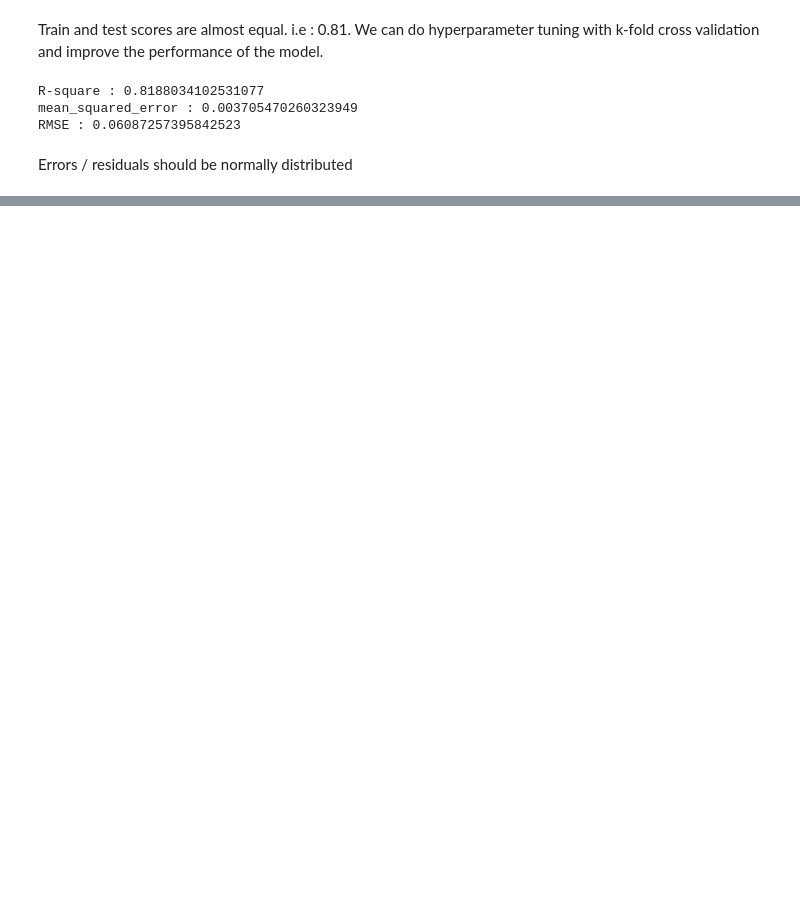
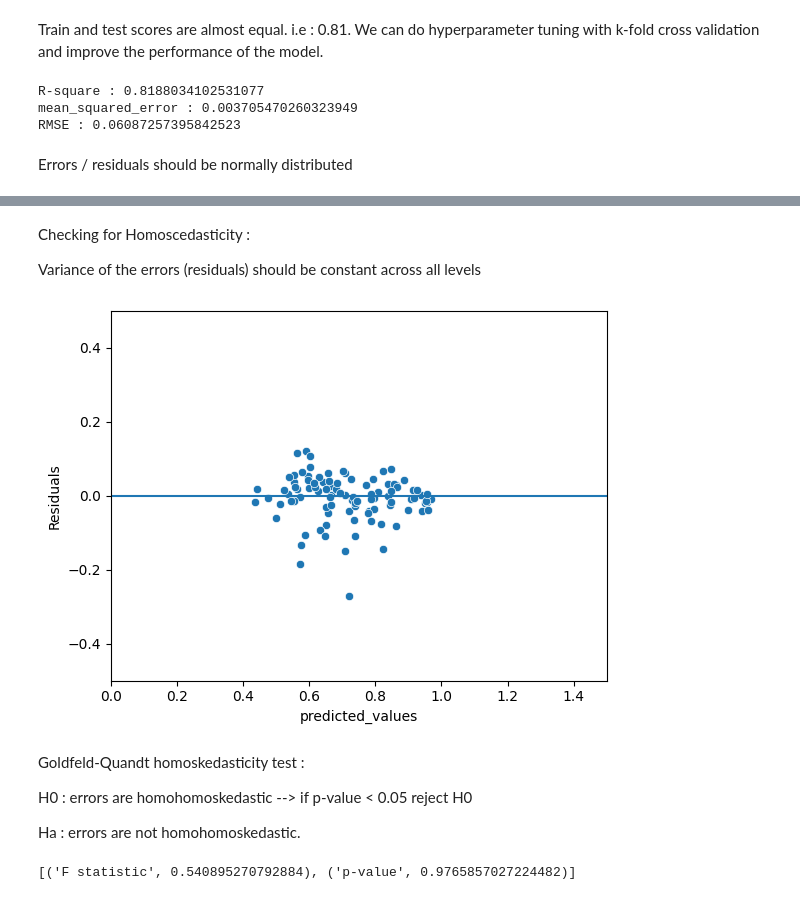
Before and after one commit to mahikshith/Jamboree-Education-classification, a Jupyter notebook: Jamboree.ipynb, the cells around one changed output, grey strips where cells are left out. Drawn from its saved outputs; the diff is of its cells as text; code cells hidden in the pictures; blank space fills up the shorter version.

```diff
--- a/Jamboree.ipynb
+++ b/Jamboree.ipynb
@@ -455,0 +444,28 @@ sns.kdeplot(x=residuals,fill=True)
+# %% [markdown]
+Checking for Homoscedasticity :
+
+Variance of the errors (residuals) should be constant across all levels
+# %%
+sns.scatterplot(x=y_pred ,y=residuals)
+plt.xlabel("predicted_values")
+plt.ylabel("Residuals")
+plt.xlim(0,1.5)
+plt.ylim(-0.5,0.5)
+plt.axhline(0,0)
+plt.show()
+# %% [output]
+[figure, added]
+# %% [markdown]
+Goldfeld-Quandt homoskedasticity test :
+
+H0 : errors are homohomoskedastic  --> if p-value < 0.05 reject H0
+
+Ha : errors are not homohomoskedastic.
+# %%
+import statsmodels.stats.api as sms
+from statsmodels.compat import lzip
+name = ['F statistic', 'p-value']
+test = sms.het_goldfeldquandt(residuals, x_test_update)
+lzip(name, test)
+# %% [output]
+[('F statistic', 0.540895270792884), ('p-value', 0.9765857027224482)]
```
Also changed, not shown: parts of 15 cells of this notebook.
